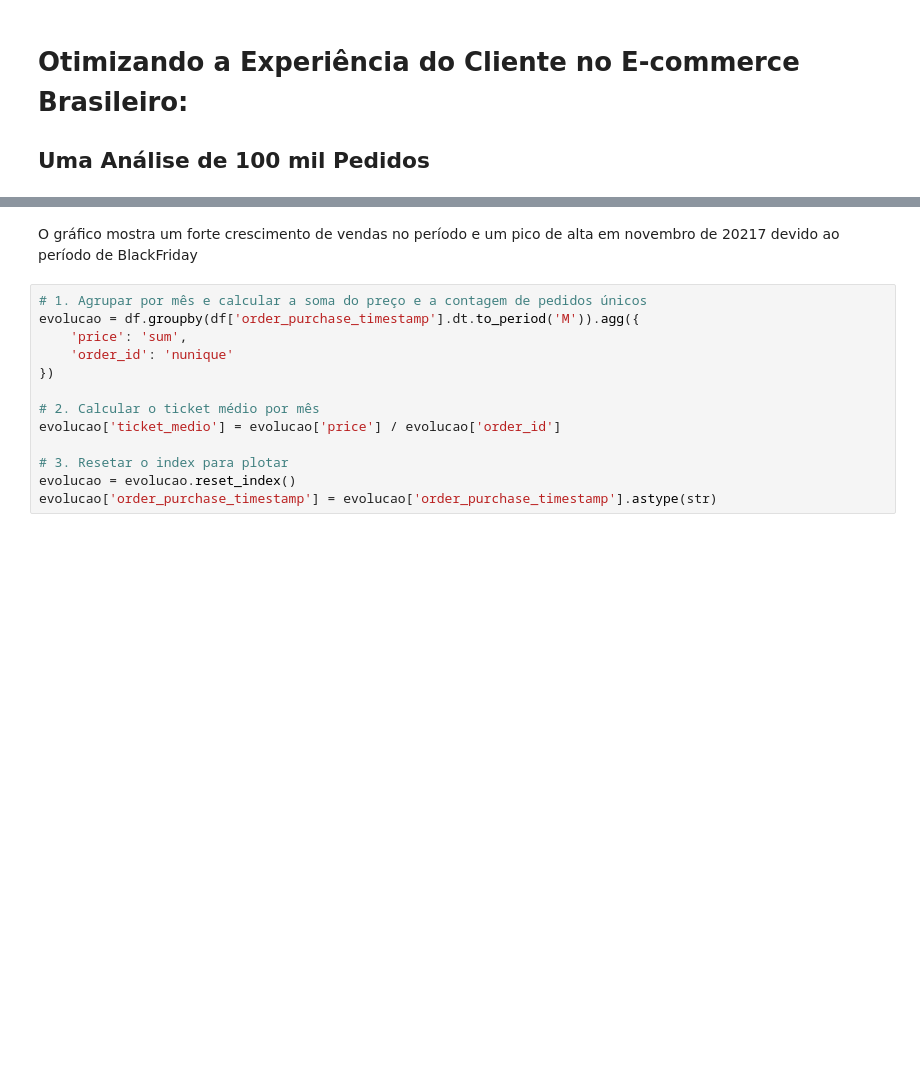
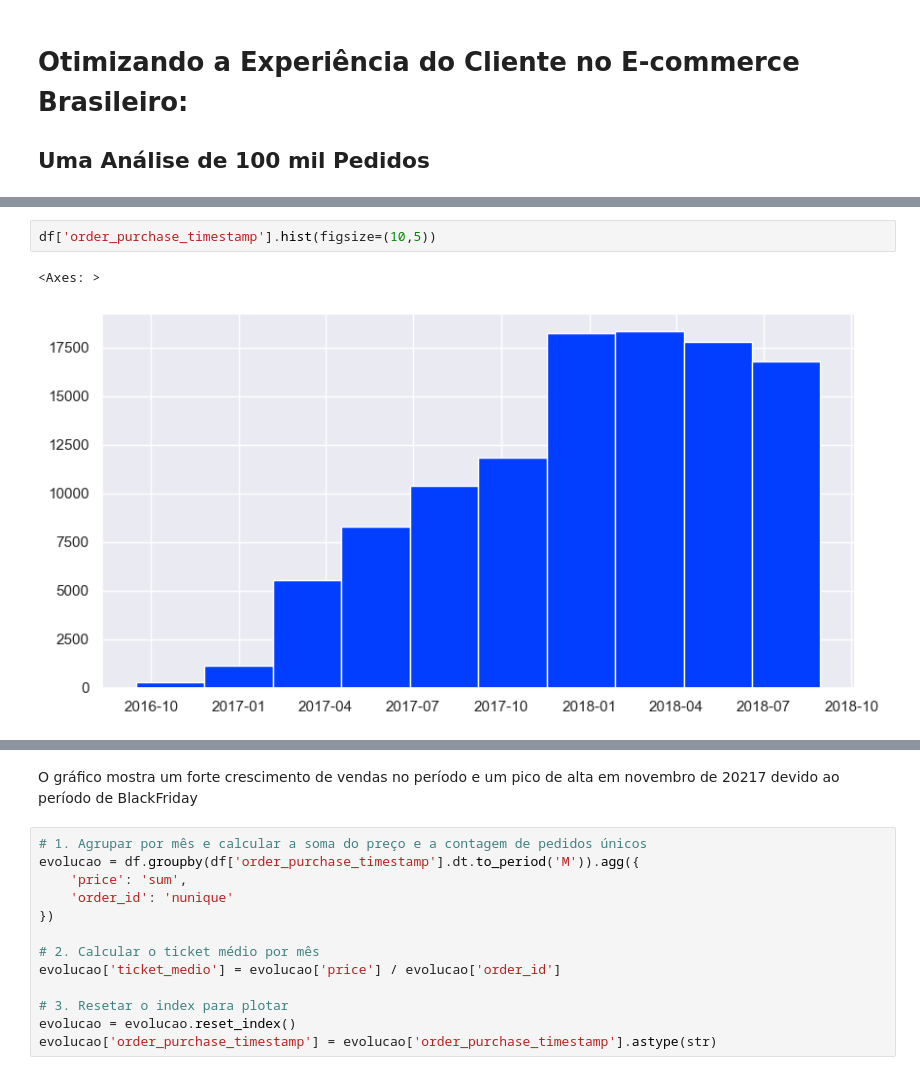
Before and after one commit to djgabriel93/Olist_ecommerce, a Jupyter notebook: notebooks/Analise.ipynb, the cells around one changed output, grey strips where cells are left out. Cells and saved outputs as stored; diff of their text form; blank space fills up the shorter version.

```diff
--- a/notebooks/Analise.ipynb
+++ b/notebooks/Analise.ipynb
@@ -128,0 +177,5 @@ df["Month_purchase"] = df['order_purchase_timestamp'].dt.month
+# %%
+df['order_purchase_timestamp'].hist(figsize=(10,5))
+# %% [output]
+<Axes: >
+[figure, added]
```
Also changed, not shown: parts of 97 cells of this notebook, 3 other files.
